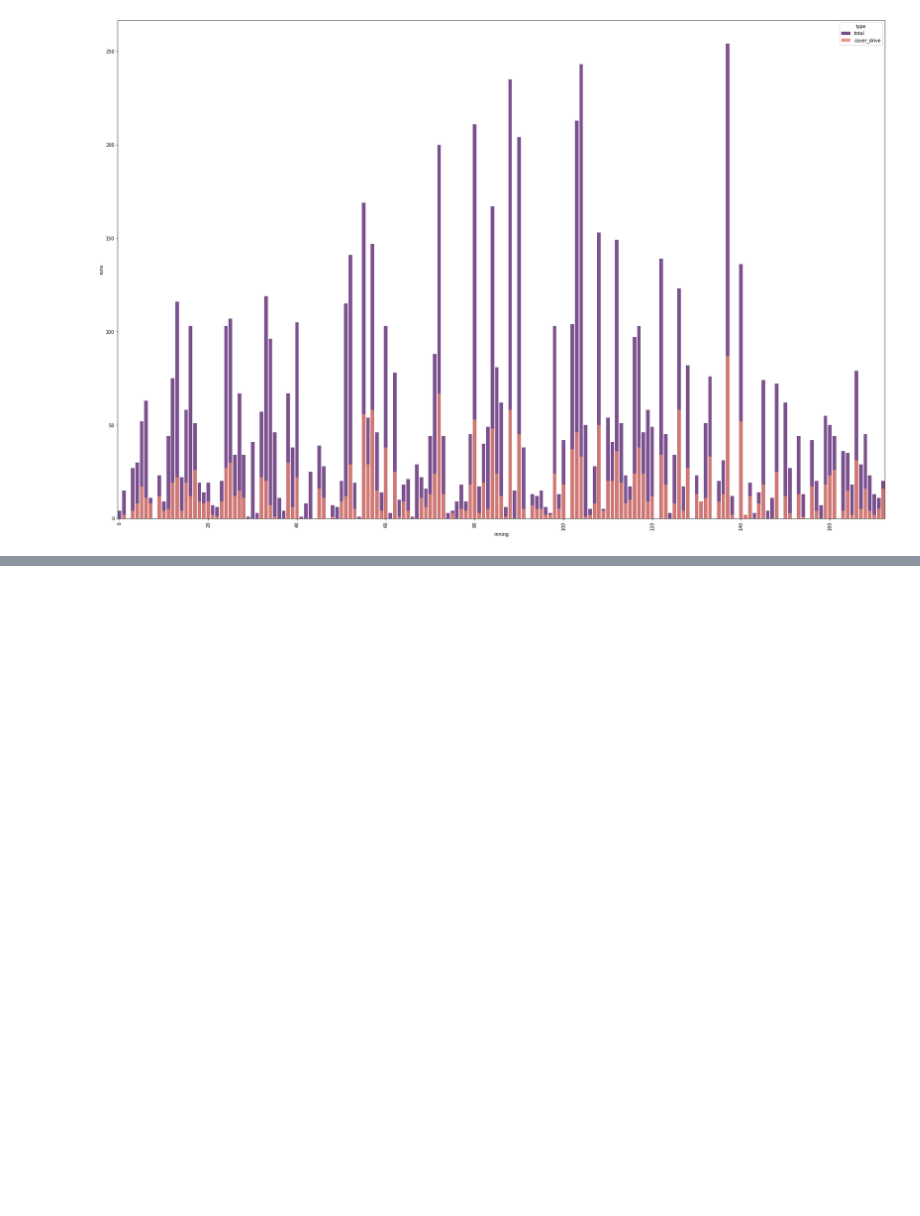
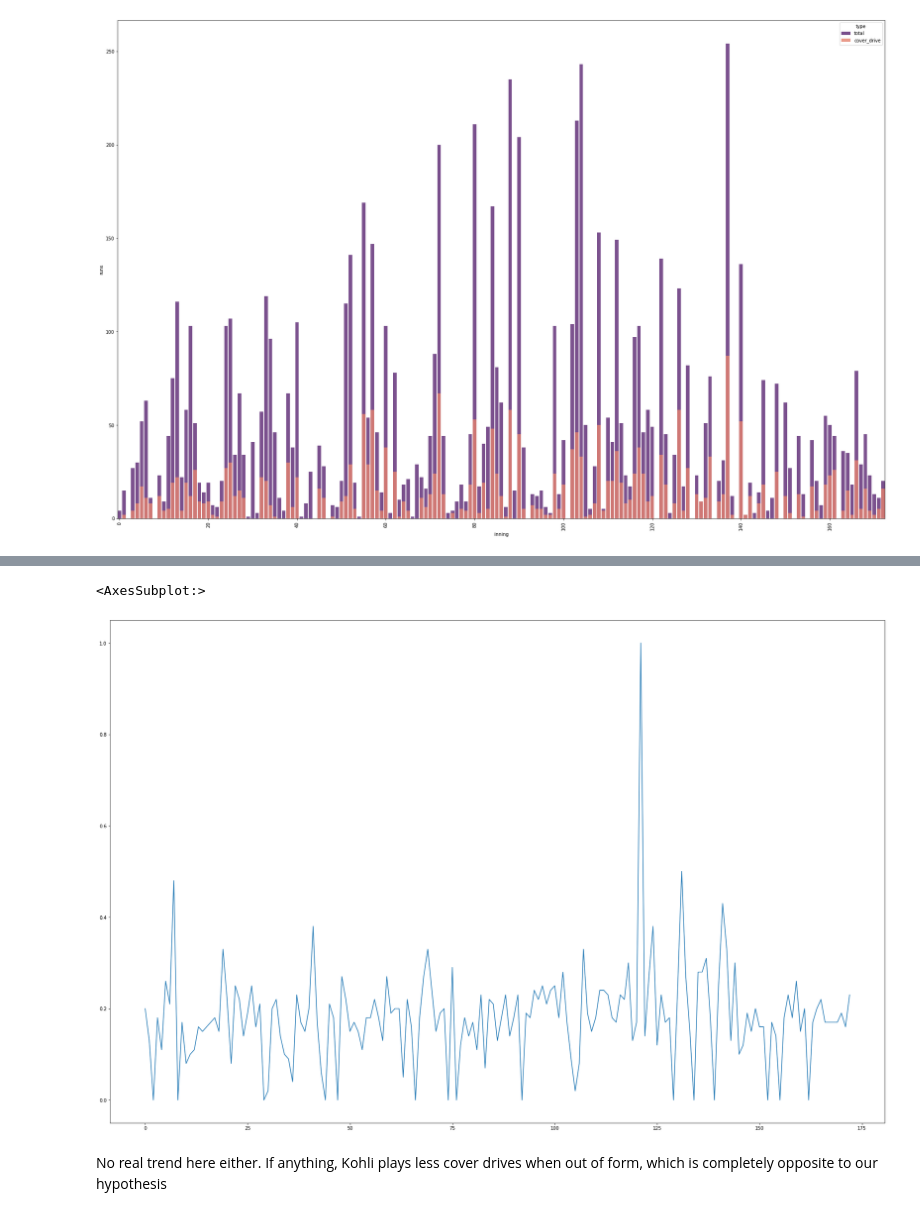
Before and after one commit to abhiramjoshi/cricket_analytics, a Jupyter notebook: codebase/Kohli/comparing_shots.ipynb, the cells around one changed output, grey strips where cells are left out. Saved outputs shown, nothing was run; the diff lists cells and outputs as text; code cells hidden in the pictures; blank space fills up the shorter version.

```diff
--- a/codebase/Kohli/comparing_shots.ipynb
+++ b/codebase/Kohli/comparing_shots.ipynb
@@ -839,0 +877,7 @@ ax1.margins(x=0)
+# %%
+perc_balls_cd = []
+for i in range(len(kohli_innings)):
+    try:
+        perc_balls_cd.append(round(int(kohli_cover_drive_stats[i]['balls'])/int(kohli_innings[i]['balls_faced']), 2))
+    except ZeroDivisionError:
+        perc_balls_cd.append(0)
@@ -839,0 +904,8 @@ ax1.margins(x=0)
+# %%
+fig, ax1 = plt.subplots(figsize=(30,20))
+sns.lineplot(x=list(range(len(perc_balls_cd))), y=perc_balls_cd)
+# %% [output]
+<AxesSubplot:>
+[figure, added]
+# %% [markdown]
+No real trend here either. If anything, Kohli plays less cover drives when out of form, which is completely opposite to our hypothesis
```
Also changed, not shown: parts of 13 cells of this notebook, 2 other files.
